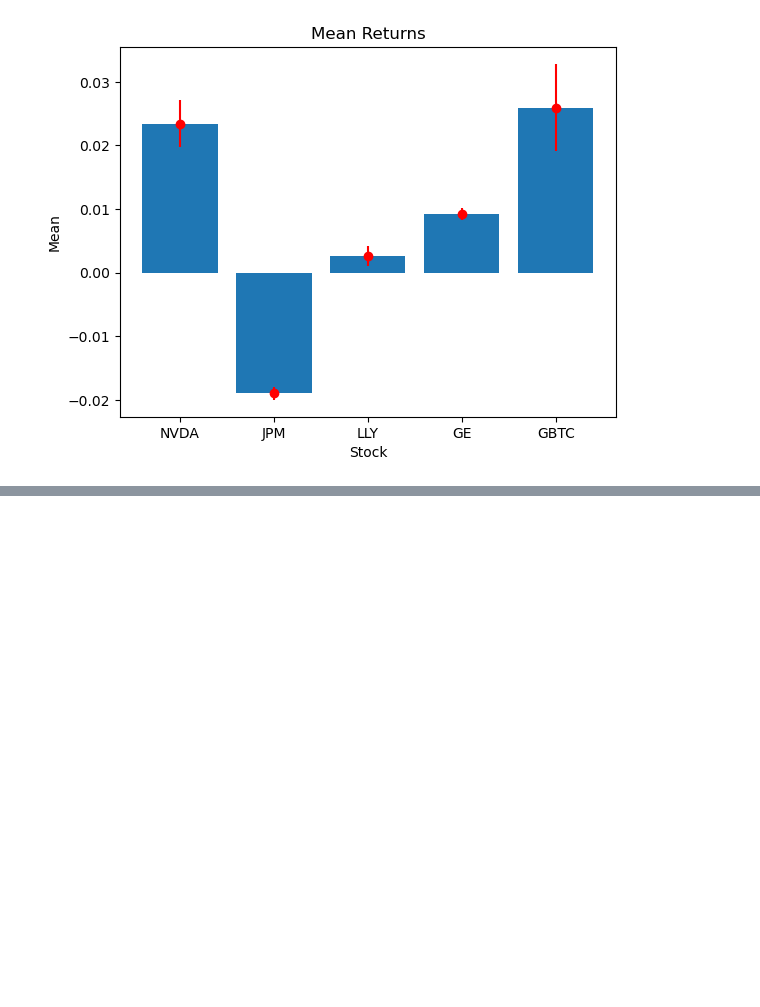
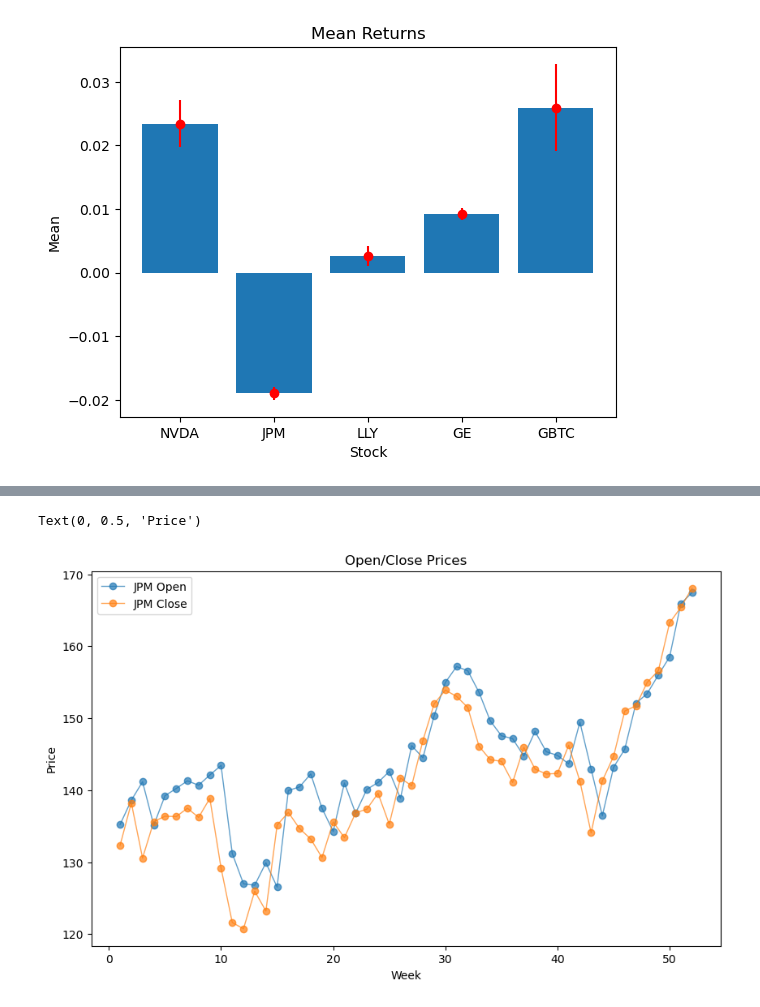
Before and after one commit to TEspelien/StockPortfolioOptimization, a Jupyter notebook: make_extra_plots_for_report.ipynb, the cells around one changed output, grey strips where cells are left out. Saved outputs shown, nothing was run; the diff lists cells and outputs as text; code cells hidden in the pictures; blank space fills up the shorter version.

```diff
--- a/make_extra_plots_for_report.ipynb
+++ b/make_extra_plots_for_report.ipynb
@@ -74,0 +88,18 @@ plt.show()
+# %%
+open_close = pd.read_csv('data/open_close.csv')
+
+columns = ['NVDA Open', 'NVDA Close', 'JPM Open', 'JPM Close', 'LLY Open', 'LLY Close',
+           'GE Open', 'GE Close', 'GBTC Open', 'GBTC Close']
+
+open_close.drop(0, inplace=True)
+open_close = open_close.astype(float)
+open_close.columns = columns
+open_close = open_close[['JPM Open', 'JPM Close']]
+
+open_close.plot(style='-o', linewidth=1, alpha=0.7, figsize=(10, 6))
+plt.title('Open/Close Prices')
+plt.xlabel('Week')
+plt.ylabel('Price')
+# %% [output]
+Text(0, 0.5, 'Price')
+[figure, added]
```
Also changed, not shown: parts of 3 cells of this notebook, 4 other files.
